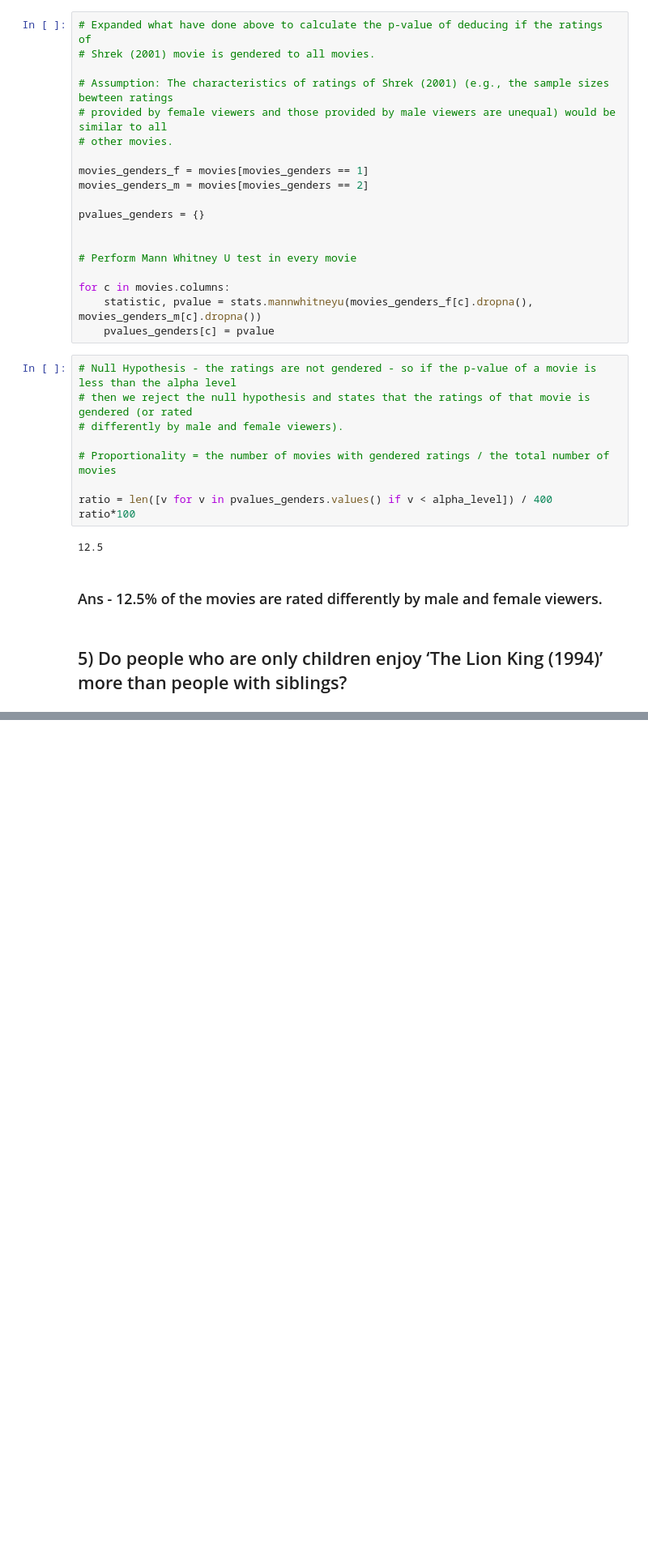
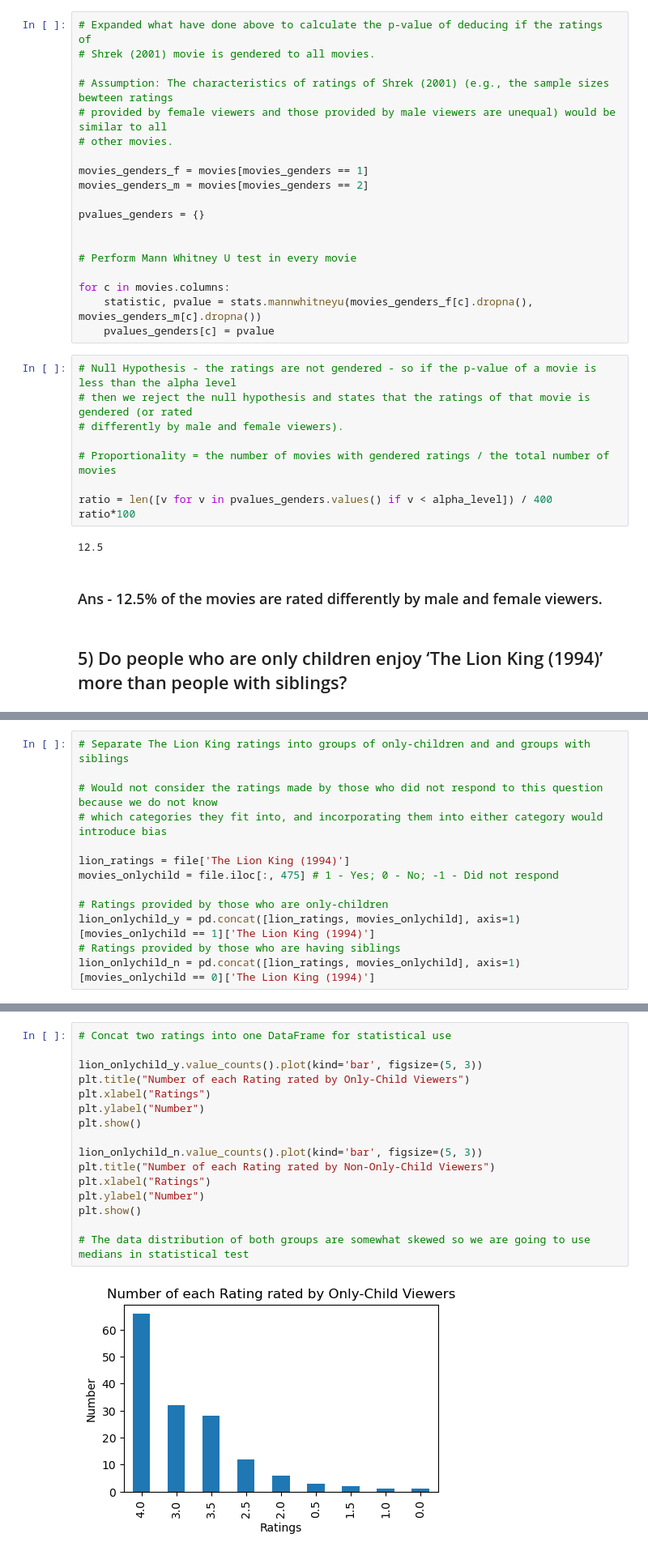
Before and after one commit to ANNIZHENG/DataAnalysis1, a Jupyter notebook: DataAnalysis1.ipynb, the cells around one changed output, grey strips where cells are left out. Shown: that part at 81% size. Cells and saved outputs as stored; diff of their text form; blank space fills up the shorter version.

```diff
--- a/DataAnalysis1.ipynb
+++ b/DataAnalysis1.ipynb
@@ -288,0 +273,13 @@ movies
+# %%
+# Separate The Lion King ratings into groups of only-children and and groups with siblings
+
+# Would not consider the ratings made by those who did not respond to this question because we do not know
+# which categories they fit into, and incorporating them into either category would introduce bias
+
+lion_ratings = file['The Lion King (1994)']
+movies_onlychild = file.iloc[:, 475] # 1 - Yes; 0 - No; -1 - Did not respond
+
+# Ratings provided by those who are only-children
+lion_onlychild_y = pd.concat([lion_ratings, movies_onlychild], axis=1)[movies_onlychild == 1]['The Lion King (1994)']
+# Ratings provided by those who are having siblings
+lion_onlychild_n = pd.concat([lion_ratings, movies_onlychild], axis=1)[movies_onlychild == 0]['The Lion King (1994)']
@@ -288,0 +302,18 @@ movies
+# %%
+# Concat two ratings into one DataFrame for statistical use
+
+lion_onlychild_y.value_counts().plot(kind='bar', figsize=(5, 3))
+plt.title("Number of each Rating rated by Only-Child Viewers")
+plt.xlabel("Ratings")
+plt.ylabel("Number")
+plt.show()
+
+lion_onlychild_n.value_counts().plot(kind='bar', figsize=(5, 3))
+plt.title("Number of each Rating rated by Non-Only-Child Viewers")
+plt.xlabel("Ratings")
+plt.ylabel("Number")
+plt.show()
+
+# The data distribution of both groups are somewhat skewed so we are going to use medians in statistical test
+# %% [output]
+[figure, added]
```
Also changed, not shown: parts of 6 cells of this notebook.
